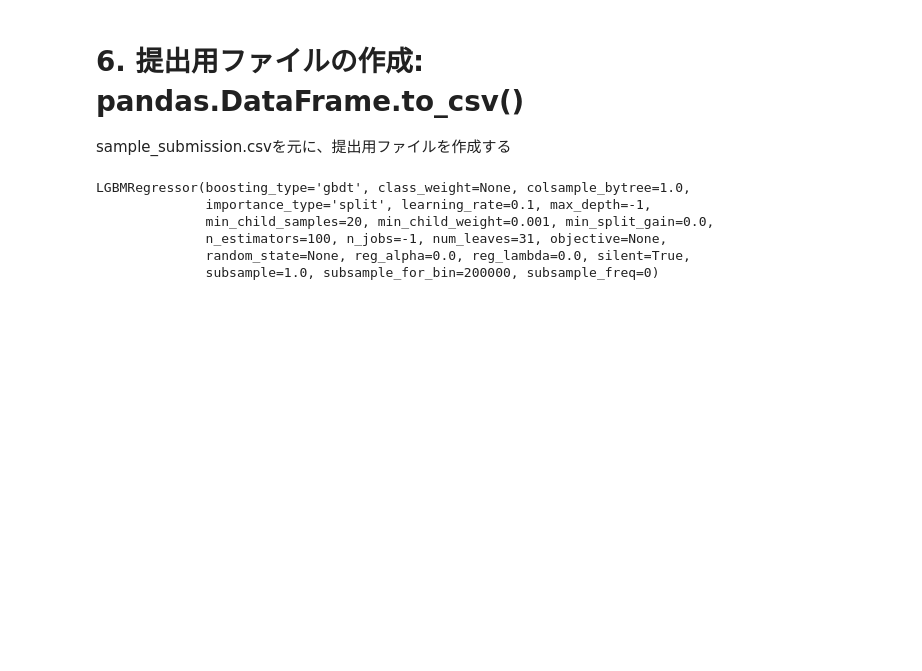
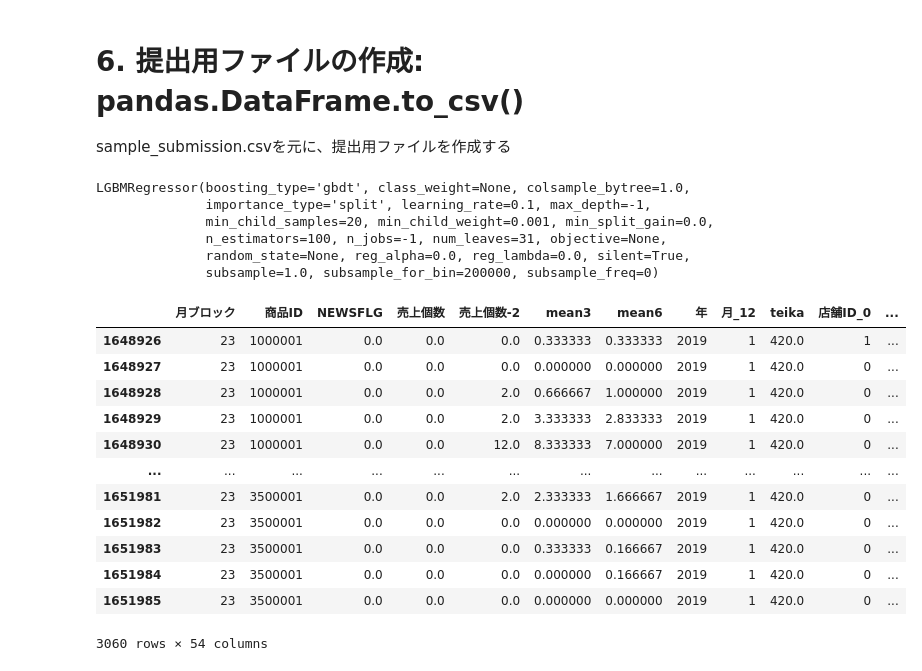
Before and after one commit to yydevelop/kaggle, a Jupyter notebook: PBL01_sample_code.ipynb, the cells around one changed output. Saved outputs shown, nothing was run; the diff lists cells and outputs as text; code cells hidden in the pictures; blank space fills up the shorter version.

```diff
--- a/PBL01_sample_code.ipynb
+++ b/PBL01_sample_code.ipynb
@@ -731,6 +757,22 @@ LGBMRegressor(boosting_type='gbdt', class_weight=None, colsample_bytree=1.0,
               n_estimators=100, n_jobs=-1, num_leaves=31, objective=None,
               random_state=None, reg_alpha=0.0, reg_lambda=0.0, silent=True,
               subsample=1.0, subsample_for_bin=200000, subsample_freq=0)
+# %%
+test_dataset
+# %% [output]
+|  | 月ブロック | 商品ID | NEWSFLG | 売上個数 | 売上個数-2 | mean3 | mean6 | 年 | 月_12 | teika | 店舗ID_0 | ... |
+| 1648926 | 23 | 1000001 | 0.0 | 0.0 | 0.0 | 0.333333 | 0.333333 | 2019 | 1 | 420.0 | 1 | ... |
+| 1648927 | 23 | 1000001 | 0.0 | 0.0 | 0.0 | 0.000000 | 0.000000 | 2019 | 1 | 420.0 | 0 | ... |
+| 1648928 | 23 | 1000001 | 0.0 | 0.0 | 2.0 | 0.666667 | 1.000000 | 2019 | 1 | 420.0 | 0 | ... |
+| 1648929 | 23 | 1000001 | 0.0 | 0.0 | 2.0 | 3.333333 | 2.833333 | 2019 | 1 | 420.0 | 0 | ... |
+| 1648930 | 23 | 1000001 | 0.0 | 0.0 | 12.0 | 8.333333 | 7.000000 | 2019 | 1 | 420.0 | 0 | ... |
+| ... | ... | ... | ... | ... | ... | ... | ... | ... | ... | ... | ... | ... |
+| 1651981 | 23 | 3500001 | 0.0 | 0.0 | 2.0 | 2.333333 | 1.666667 | 2019 | 1 | 420.0 | 0 | ... |
+| 1651982 | 23 | 3500001 | 0.0 | 0.0 | 0.0 | 0.000000 | 0.000000 | 2019 | 1 | 420.0 | 0 | ... |
+| 1651983 | 23 | 3500001 | 0.0 | 0.0 | 0.0 | 0.333333 | 0.166667 | 2019 | 1 | 420.0 | 0 | ... |
+| 1651984 | 23 | 3500001 | 0.0 | 0.0 | 0.0 | 0.000000 | 0.166667 | 2019 | 1 | 420.0 | 0 | ... |
+| 1651985 | 23 | 3500001 | 0.0 | 0.0 | 0.0 | 0.000000 | 0.000000 | 2019 | 1 | 420.0 | 0 | ... |
+3060 rows × 54 columns
 # %%
 # 学習済みのモデルを使用してテストデータに関する予測値を算出する
 y_ans_pred = model.predict(X_ans)
```
Also changed, not shown: parts of 9 cells of this notebook.
